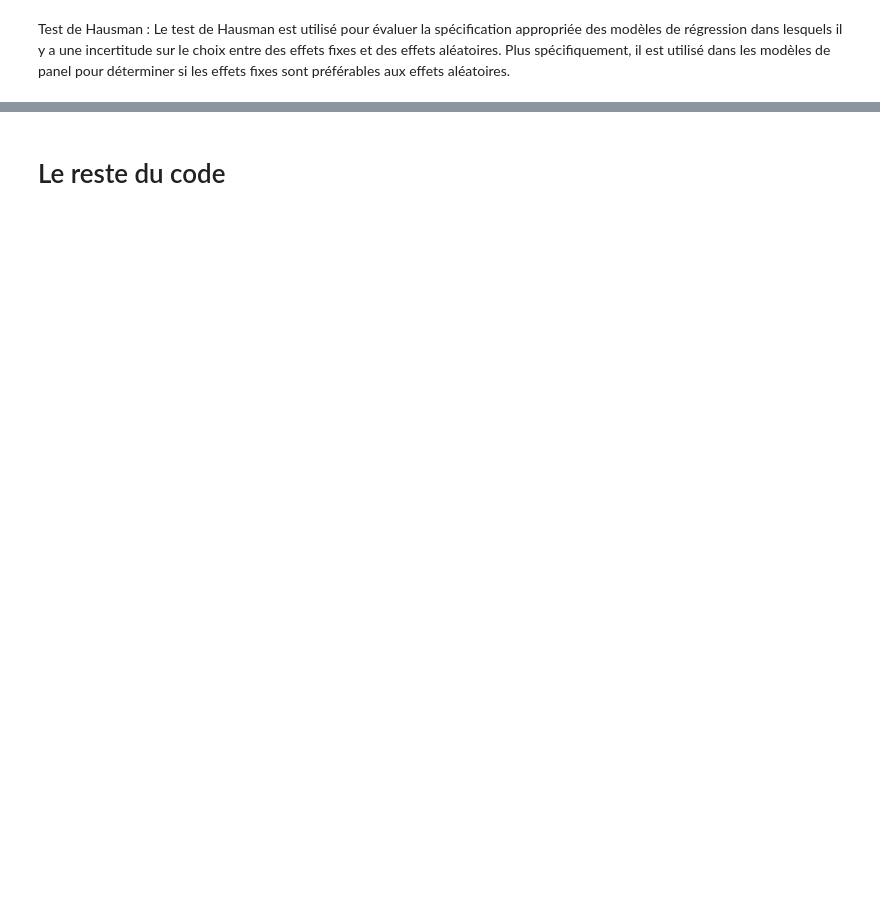
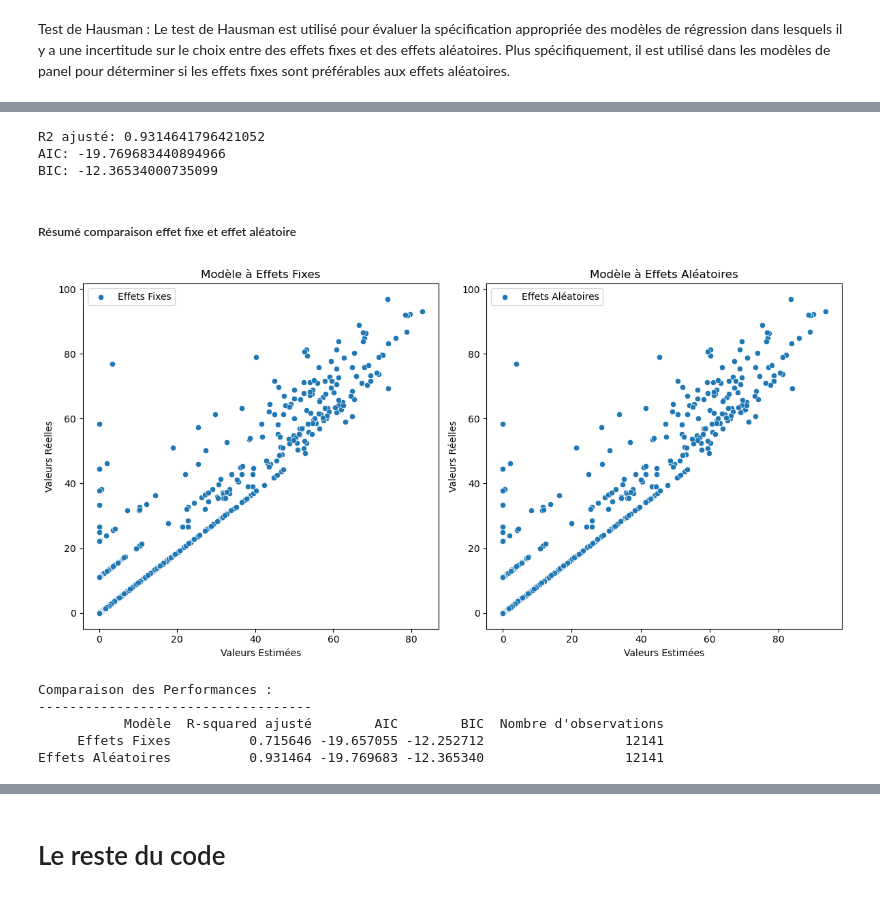
Before and after one commit to tgarnier067/Stat_app, a Jupyter notebook: Econométrie.ipynb, the cells around one changed output, grey strips where cells are left out. Drawn from its saved outputs; the diff is of its cells as text; code cells hidden in the pictures; blank space fills up the shorter version.

```diff
--- a/Econométrie.ipynb
+++ b/Econométrie.ipynb
@@ -231,0 +328,79 @@ Ici, p-value est de 0, on rejette l'hypothèse nulle. Les estimateurs des effets
+# %%
+# Calcul des critères R2 ajusté, AIC et BIC à la main
+
+n = res_first_stage_random.nobs
+k = res_first_stage_random.df_model
+r2 = res_first_stage_random.rsquared
+r2_adjusted_random = 1 - ((1 - r2) * (n - 1) / (n - k - 1))
+
+num_params_random = res_first_stage_random.params.shape[0]
+nobs_random = res_first_stage_random.nobs
+resid_ss_random = np.sum(res_first_stage_random.resids ** 2)
+aic_random = 2 * num_params_random - 2 * np.log(resid_ss_random)
+bic_random = np.log(nobs_random) * num_params_random - 2 * np.log(resid_ss_random)
+
+print("R2 ajusté:", r2_adjusted_random)
+print("AIC:", aic_random)
+print("BIC:", bic_random)
+# %% [output]
+R2 ajusté: 0.9314641796421052
+AIC: -19.769683440894966
+BIC: -12.36534000735099
+# %% [markdown]
+##### Résumé comparaison effet fixe et effet aléatoire
+# %%
+# R-squared
+r2_adj_fixed = r2_adjusted_fix
+r2_adj_random = r2_adjusted_random
+
+# AIC
+aic_fixed = aic_fix
+aic_random = aic_random
+
+# BIC
+bic_fixed = bic_fix
+bic_random = bic_random
+
+# Nombre d'observations
+nobs_fixed = nobs_fix
+nobs_random = nobs_random
+
+# 3. Visualisation des résultats
+plt.figure(figsize=(12, 6))
+plt.subplot(1, 2, 1)
+sns.scatterplot(x=res_first_stage_fix.fitted_values.squeeze(), y=df['Controverse'], label='Effets Fixes')
+plt.xlabel('Valeurs Estimées')
+plt.ylabel('Valeurs Réelles')
+plt.title('Modèle à Effets Fixes')
+
+plt.subplot(1, 2, 2)
+sns.scatterplot(x=res_first_stage_random.fitted_values.squeeze(), y=df['Controverse'], label='Effets Aléatoires')
+plt.xlabel('Valeurs Estimées')
+plt.ylabel('Valeurs Réelles')
+plt.title('Modèle à Effets Aléatoires')
+
+plt.tight_layout()
+plt.show()
+
+
+# Création du tableau de comparaison des performances
+performance_comparison = pd.DataFrame({
+    'Modèle': ['Effets Fixes', 'Effets Aléatoires'],
+    'R-squared ajusté': [r2_adj_fixed, r2_adj_random],
+    'AIC': [aic_fixed, aic_random],
+    'BIC': [bic_fixed, bic_random],
+    'Nombre d\'observations': [nobs_fixed, nobs_random]
+})
+
+# Affichage du tableau
+print("Comparaison des Performances :")
+print("-----------------------------------")
+performance_comparaison = performance_comparison.to_string(index=False)
+print(performance_comparaison)
+# %% [output]
+[figure, added]
+Comparaison des Performances :
+-----------------------------------
+           Modèle  R-squared ajusté        AIC        BIC  Nombre d'observations
+     Effets Fixes          0.715646 -19.657055 -12.252712                  12141
+Effets Aléatoires          0.931464 -19.769683 -12.365340                  12141
```
Also changed, not shown: parts of 47 cells of this notebook, 2 other files.
